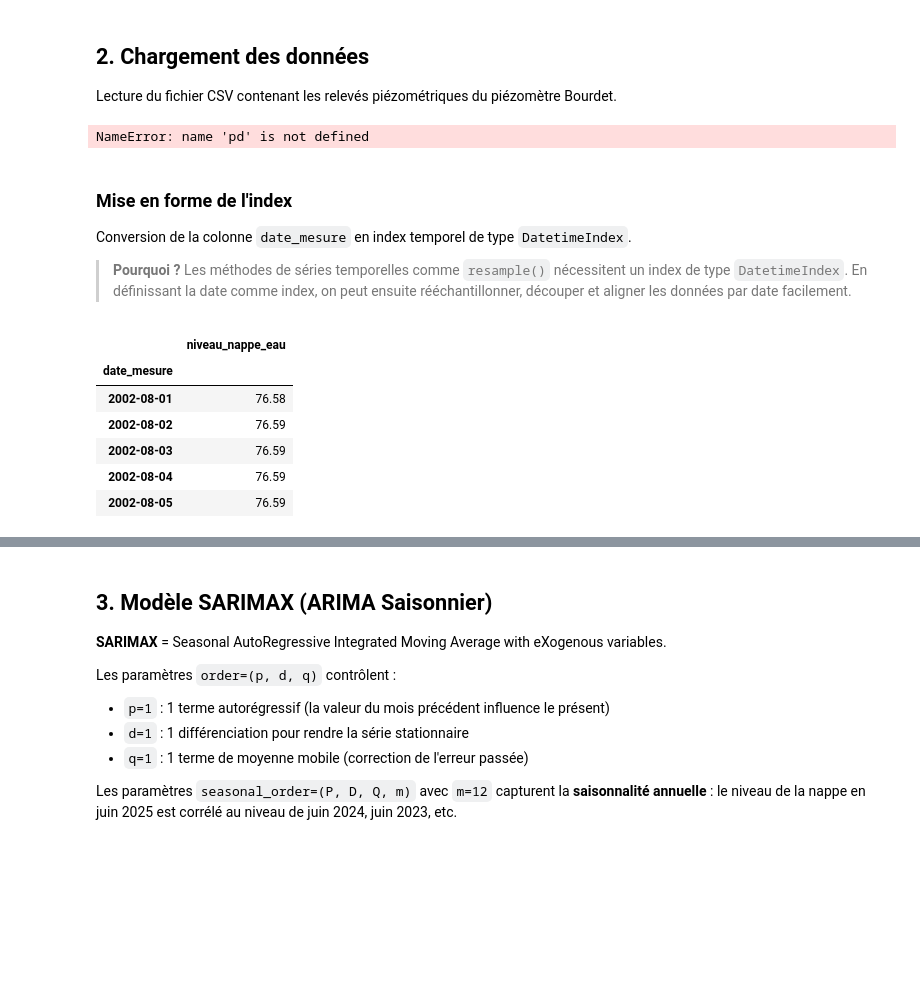
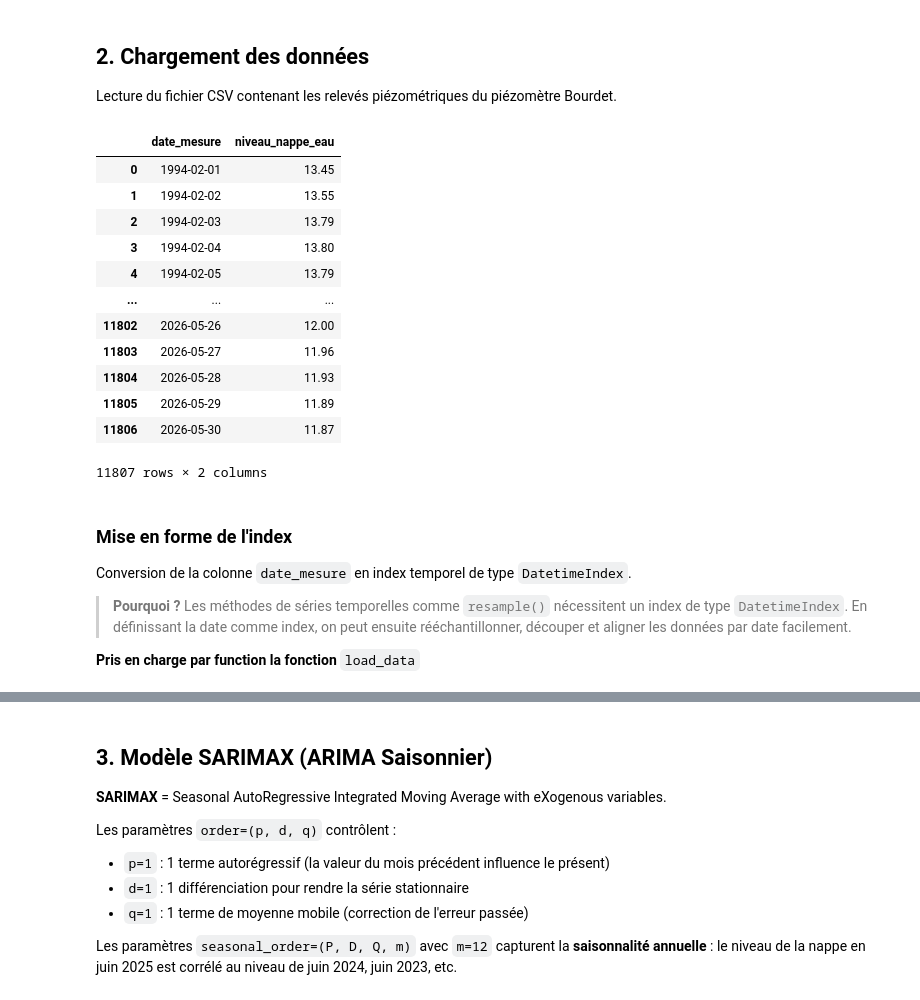
Before and after one commit to charourou/Projet_Hydrosense, a Jupyter notebook: notebooks/ML_evaluate_MRI.ipynb, the cells around one changed output, grey strips where cells are left out. Saved outputs shown, nothing was run; the diff lists cells and outputs as text; code cells hidden in the pictures; blank space fills up the shorter version.

```diff
--- a/notebooks/ML_evaluate_MRI.ipynb
+++ b/notebooks/ML_evaluate_MRI.ipynb
@@ -10,14 +20,24 @@ warnings.filterwarnings('ignore')
 # %% [markdown]
 ## 2. Chargement des données
 Lecture du fichier CSV contenant les relevés piézométriques du piézomètre Bourdet.
-# %%
-df = pd.read_csv(
-    "data/piezo_saint_fraigne_clean.csv",
-    parse_dates=["date_mesure"]
-)
-df.head()
-# %% [output]
-NameError: name 'pd' is not defined
+# %%
+path = '../data/piezo_bourdet_clean.csv'
+df = pd.read_csv(path, sep = ';')
+df
+# %% [output]
+|  | date_mesure | niveau_nappe_eau |
+| 0 | 1994-02-01 | 13.45 |
+| 1 | 1994-02-02 | 13.55 |
+| 2 | 1994-02-03 | 13.79 |
+| 3 | 1994-02-04 | 13.80 |
+| 4 | 1994-02-05 | 13.79 |
+| ... | ... | ... |
+| 11802 | 2026-05-26 | 12.00 |
+| 11803 | 2026-05-27 | 11.96 |
+| 11804 | 2026-05-28 | 11.93 |
+| 11805 | 2026-05-29 | 11.89 |
+| 11806 | 2026-05-30 | 11.87 |
+11807 rows × 2 columns
 # %% [markdown]
 ### Mise en forme de l'index
 Conversion de la colonne `date_mesure` en index temporel de type `DatetimeIndex`.
@@ -25,20 +45,7 @@ Conversion de la colonne `date_mesure` en index temporel de type `DatetimeIndex`
 > **Pourquoi ?** Les méthodes de séries temporelles comme `resample()` nécessitent
 > un index de type `DatetimeIndex`. En définissant la date comme index, on peut
 > ensuite rééchantillonner, découper et aligner les données par date facilement.
+
+
+
+**Pris en charge par function la fonction** `load_data`
-# %%
-# Vérifie que la colonne date_mesure est bien présente (pas encore en index)
-if 'date_mesure' in df.columns:
-    df.set_index('date_mesure', inplace=True)
-
-# S'assure que l'index est bien de type DatetimeIndex
-df.index = pd.to_datetime(df.index)
-
-df.head()
-# %% [output]
-|  | niveau_nappe_eau |
-| date_mesure |  |
-| 2002-08-01 | 76.58 |
-| 2002-08-02 | 76.59 |
-| 2002-08-03 | 76.59 |
-| 2002-08-04 | 76.59 |
-| 2002-08-05 | 76.59 |
```
Also changed, not shown: parts of 10 cells of this notebook.
